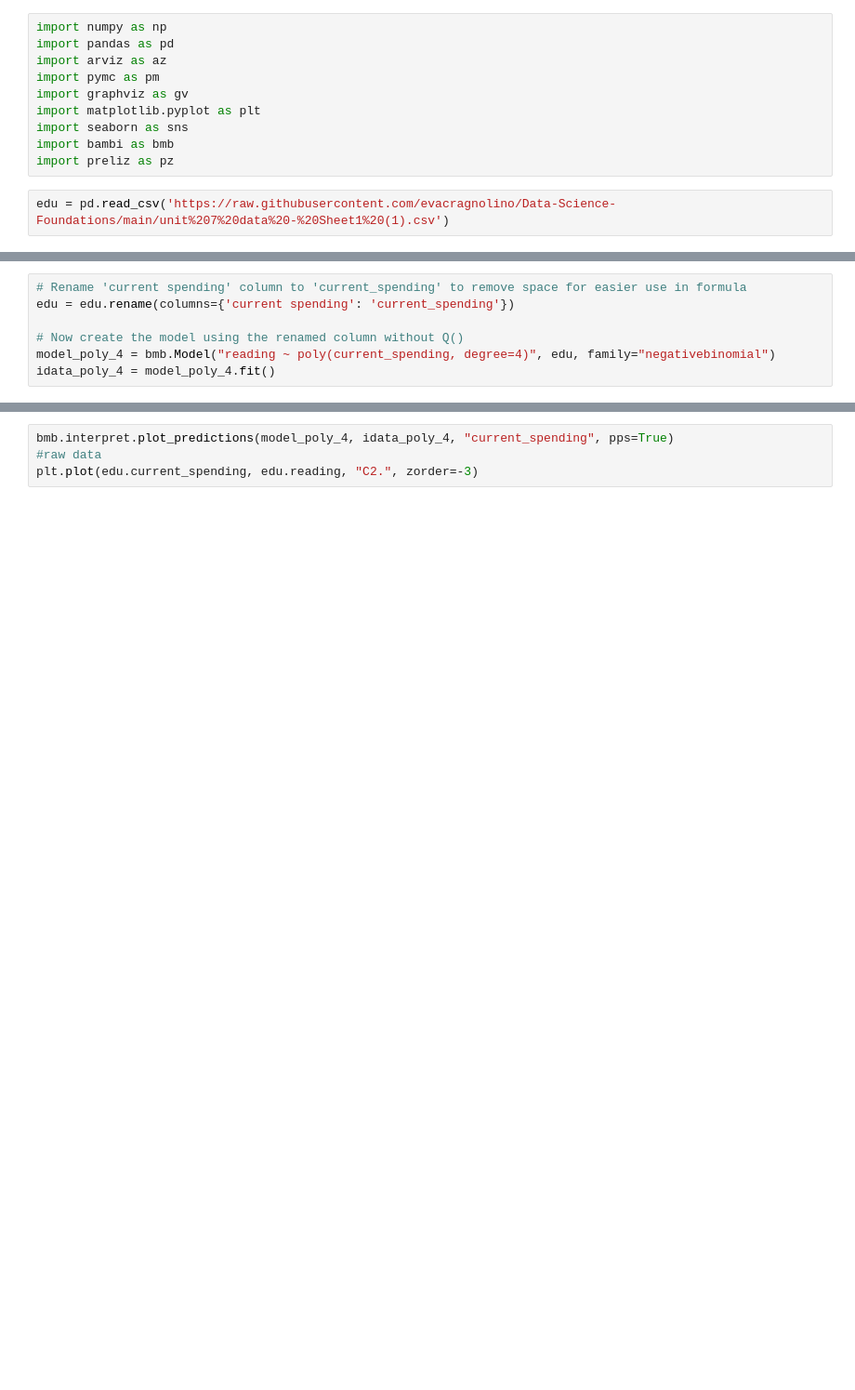
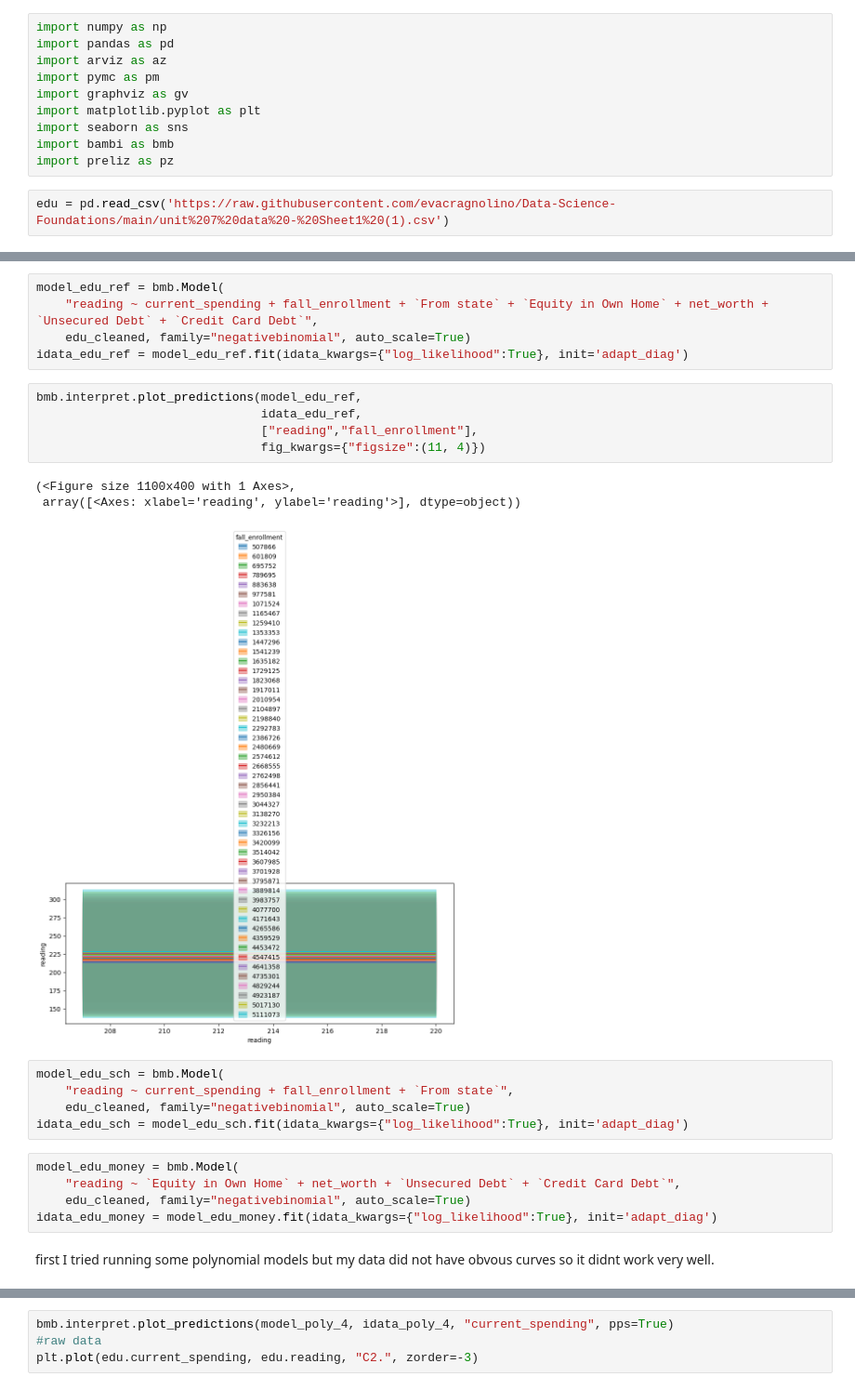
Before and after one commit to evacragnolino/Data-Science-Foundations, a Jupyter notebook: Eva_C_Unit_7_project.ipynb, the cells around one changed output, grey strips where cells are left out. Shown at 93% size. Saved outputs shown, nothing was run; the diff lists cells and outputs as text; blank space fills up the shorter version.

```diff
--- a/Eva_C_Unit_7_project.ipynb
+++ b/Eva_C_Unit_7_project.ipynb
@@ -110,10 +143,29 @@ dag_b.edges(['GE', 'GS','GL','GP','HN','DN','DC','NL','NS','NW','EP','SP','LP','
 dag_b
 # %% [output]
 [drawing not drawn]
-# %%
-# Rename 'current spending' column to 'current_spending' to remove space for easier use in formula
-edu = edu.rename(columns={'current spending': 'current_spending'})
-
-# Now create the model using the renamed column without Q()
-model_poly_4 = bmb.Model("reading ~ poly(current_spending, degree=4)", edu, family="negativebinomial")
-idata_poly_4 = model_poly_4.fit()
+# %%
+model_edu_ref = bmb.Model(
+    "reading ~ current_spending + fall_enrollment + `From state` + `Equity in Own Home` + net_worth + `Unsecured Debt` + `Credit Card Debt`",
+    edu_cleaned, family="negativebinomial", auto_scale=True)
+idata_edu_ref = model_edu_ref.fit(idata_kwargs={"log_likelihood":True}, init='adapt_diag')
+# %%
+bmb.interpret.plot_predictions(model_edu_ref,
+                               idata_edu_ref,
+                               ["reading","fall_enrollment"],
+                               fig_kwargs={"figsize":(11, 4)})
+# %% [output]
+(<Figure size 1100x400 with 1 Axes>,
+ array([<Axes: xlabel='reading', ylabel='reading'>], dtype=object))
+[figure, added]
+# %%
+model_edu_sch = bmb.Model(
+    "reading ~ current_spending + fall_enrollment + `From state`",
+    edu_cleaned, family="negativebinomial", auto_scale=True)
+idata_edu_sch = model_edu_sch.fit(idata_kwargs={"log_likelihood":True}, init='adapt_diag')
+# %%
+model_edu_money = bmb.Model(
+    "reading ~ `Equity in Own Home` + net_worth + `Unsecured Debt` + `Credit Card Debt`",
+    edu_cleaned, family="negativebinomial", auto_scale=True)
+idata_edu_money = model_edu_money.fit(idata_kwargs={"log_likelihood":True}, init='adapt_diag')
+# %% [markdown]
+first I tried running some polynomial models but my data did not have obvous curves so it didnt work very well.
```
Also changed, not shown: parts of 14 cells of this notebook.
